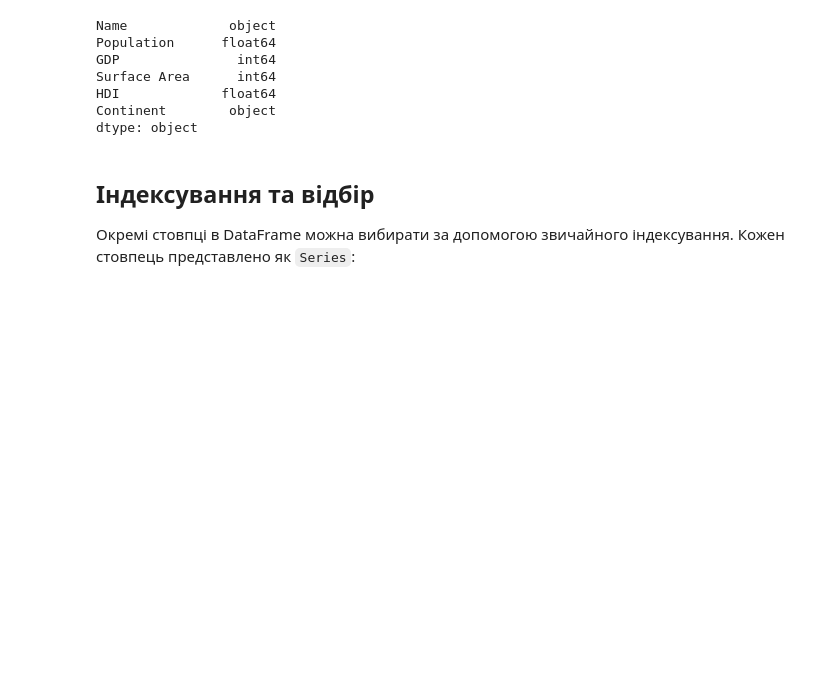
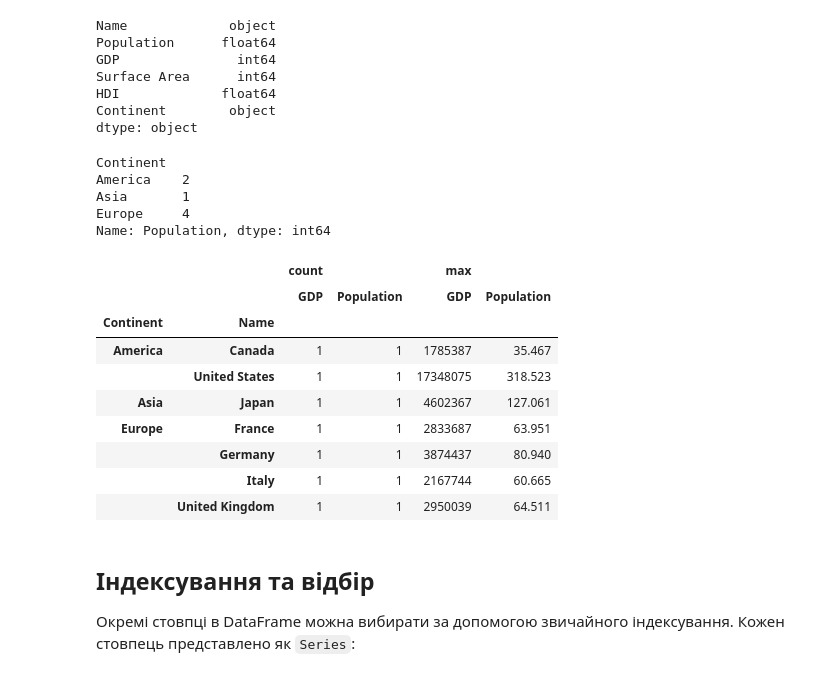
Before and after one commit to HalyshAnton/Python-AI, a Jupyter notebook: pandas.ipynb, the cells around one changed output. Saved outputs shown, nothing was run; the diff lists cells and outputs as text; code cells hidden in the pictures; blank space fills up the shorter version.

```diff
--- a/pandas.ipynb
+++ b/pandas.ipynb
@@ -120,6 +120,29 @@ Surface Area      int64
 HDI             float64
 Continent        object
 dtype: object
+# %%
+df.groupby(by=['Continent'])['Population'].count()
+# %% [output]
+Continent
+America    2
+Asia       1
+Europe     4
+Name: Population, dtype: int64
+# %%
+import numpy as np
+#|
+pd.pivot_table(df, values=['Population', 'GDP'], index=['Continent', 'Name'], aggfunc=['count', np.max])
+# %% [output]
+|  |  | count |  | max |  |
+|  |  | GDP | Population | GDP | Population |
+| Continent | Name |  |  |  |  |
+| America | Canada | 1 | 1 | 1785387 | 35.467 |
+|  | United States | 1 | 1 | 17348075 | 318.523 |
+| Asia | Japan | 1 | 1 | 4602367 | 127.061 |
+| Europe | France | 1 | 1 | 2833687 | 63.951 |
+|  | Germany | 1 | 1 | 3874437 | 80.940 |
+|  | Italy | 1 | 1 | 2167744 | 60.665 |
+|  | United Kingdom | 1 | 1 | 2950039 | 64.511 |
 # %% [markdown]
 ## Індексування та відбір
 Окремі стовпці в DataFrame можна вибирати за допомогою звичайного індексування. Кожен стовпець представлено як `Series`:
```
